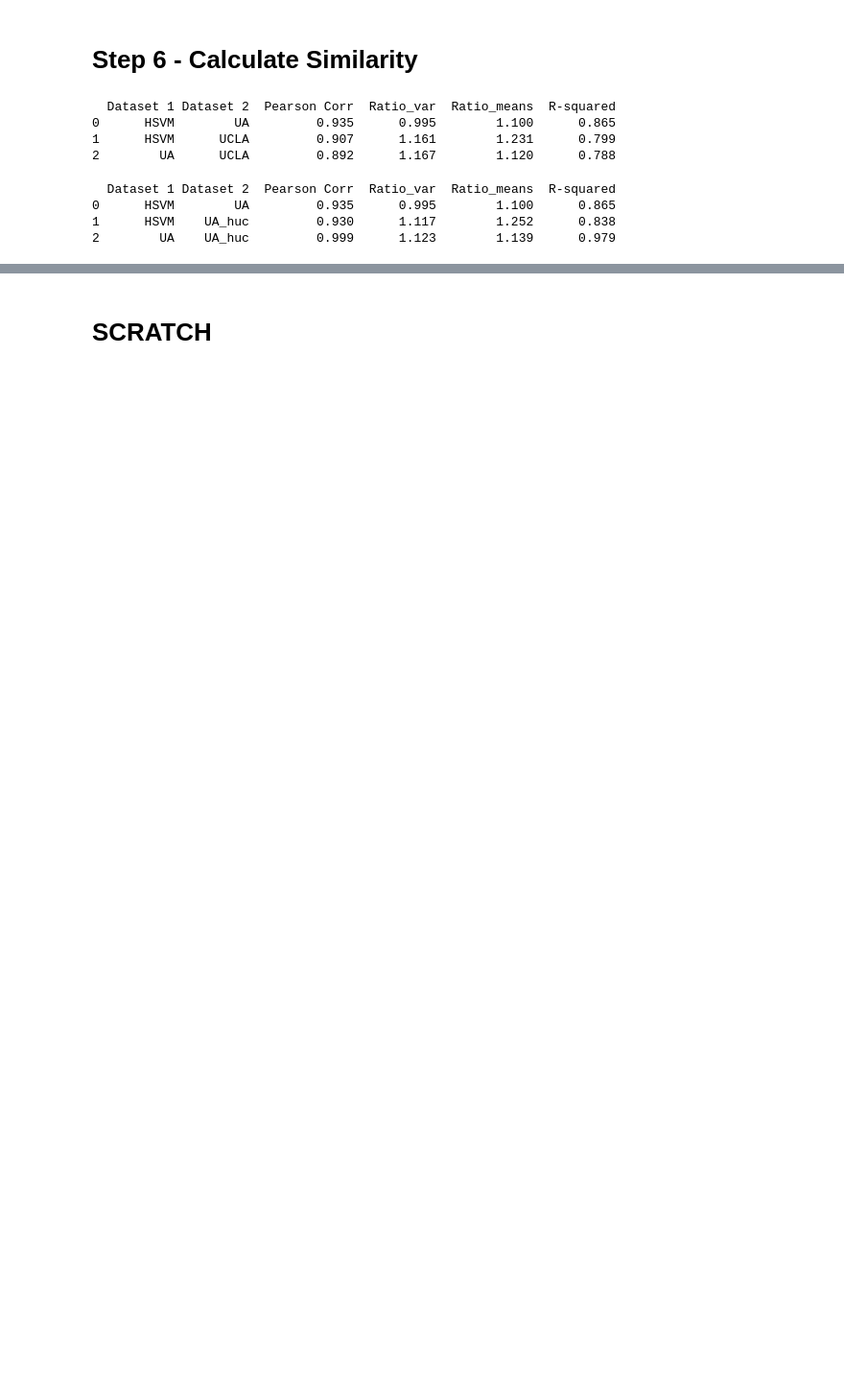
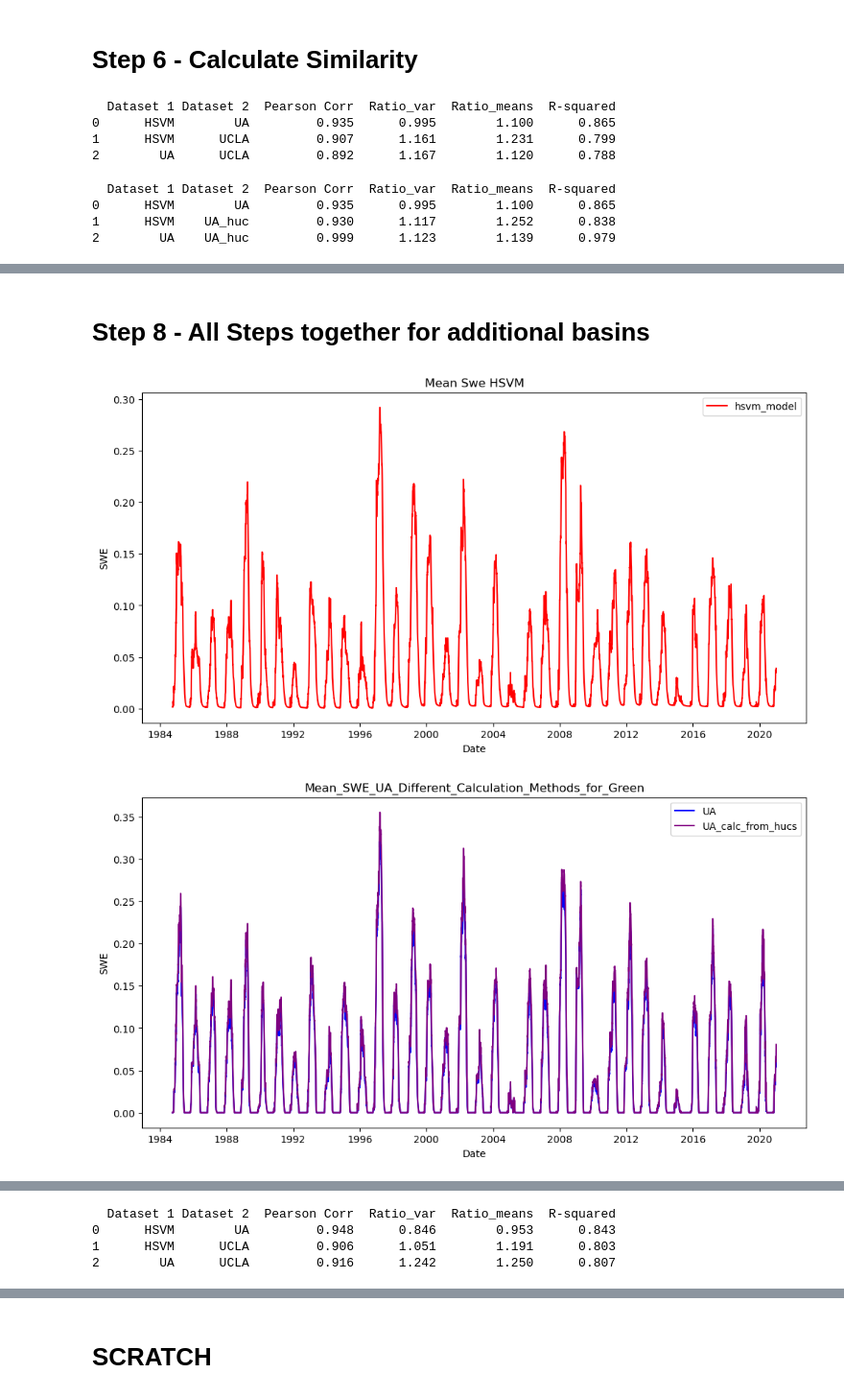
Before and after one commit to DSHydro/SnowML, a Jupyter notebook: notebooks/HSVM/CompareSWESources.ipynb, the cells around one changed output, grey strips where cells are left out. Shown at 96% size. Saved outputs shown, nothing was run; the diff lists cells and outputs as text; code cells hidden in the pictures; blank space fills up the shorter version.

```diff
--- a/notebooks/HSVM/CompareSWESources.ipynb
+++ b/notebooks/HSVM/CompareSWESources.ipynb
@@ -284,0 +354,39 @@ similarity(df_dict_2)
+# %% [markdown]
+# Step 8 - All Steps together for additional basins
+# %%
+def process_all(my_dict):
+    name = my_dict["name"]
+
+    # Load and Vizualize HSVM data
+    x_vals, daily_mean_df, HSVM_dict = calc_and_plot_hsvm(my_dict)
+    #print("HSVM shape is", daily_mean_df.shape)
+
+    # Load and Visualize UA data
+    df_UA_all, df_UA_all_dict =  calc_UA(my_dict)
+    df_UA_from_hucs, df_UA_hucs_dict = calc_UA_from_huc(my_dict)
+    plot(x_vals, [df_UA_all_dict, df_UA_hucs_dict], ttl = f"Mean_SWE_UA_Different_Calculation_Methods_for_{name}", save = "True")
+    plot(x_vals, [HSVM_dict, df_UA_all_dict, df_UA_hucs_dict], ttl = f"Mean_SWE_Various_Sources_for_{name}")
+
+    # Load and Visualize UCLA data
+    df_UCLA, df_UCLA_dict =  calc_UCLA(my_dict)
+    plot(x_vals, [HSVM_dict, df_UCLA_dict], ttl = f"Mean_Swe_Various_Sources_for_{name}")
+    plot(x_vals, [HSVM_dict, df_UCLA_dict, df_UA_all_dict], ttl = f"Mean_Swe_Various_Sources_for_{name}", save = "True")
+
+    # Calculate Similarity
+    df_dict = {
+        "HSVM": daily_mean_df,
+        "UA": df_UA_all,
+        "UCLA": df_UCLA
+    }
+    similarity(df_dict)
+
+    # Load and Visualize Contribution by Huc12 unit
+    total_swe_by_huc(my_dict)
+# %%
+# common begin and end dates for filtering
+BEGIN_DATE = '1984-10-01T00:00:00.000000000'
+END_DATE = "2020-12-31T00:00:00.000000000"
+process_all(green_dict)
+# %% [output]
+[figure, added]
+[figure, added]
@@ -284,0 +396,4 @@ similarity(df_dict_2)
+  Dataset 1 Dataset 2  Pearson Corr  Ratio_var  Ratio_means  R-squared
+0      HSVM        UA         0.948      0.846        0.953      0.843
+1      HSVM      UCLA         0.906      1.051        1.191      0.803
+2        UA      UCLA         0.916      1.242        1.250      0.807
```
Also changed, not shown: parts of 15 cells of this notebook, 12 other files.
